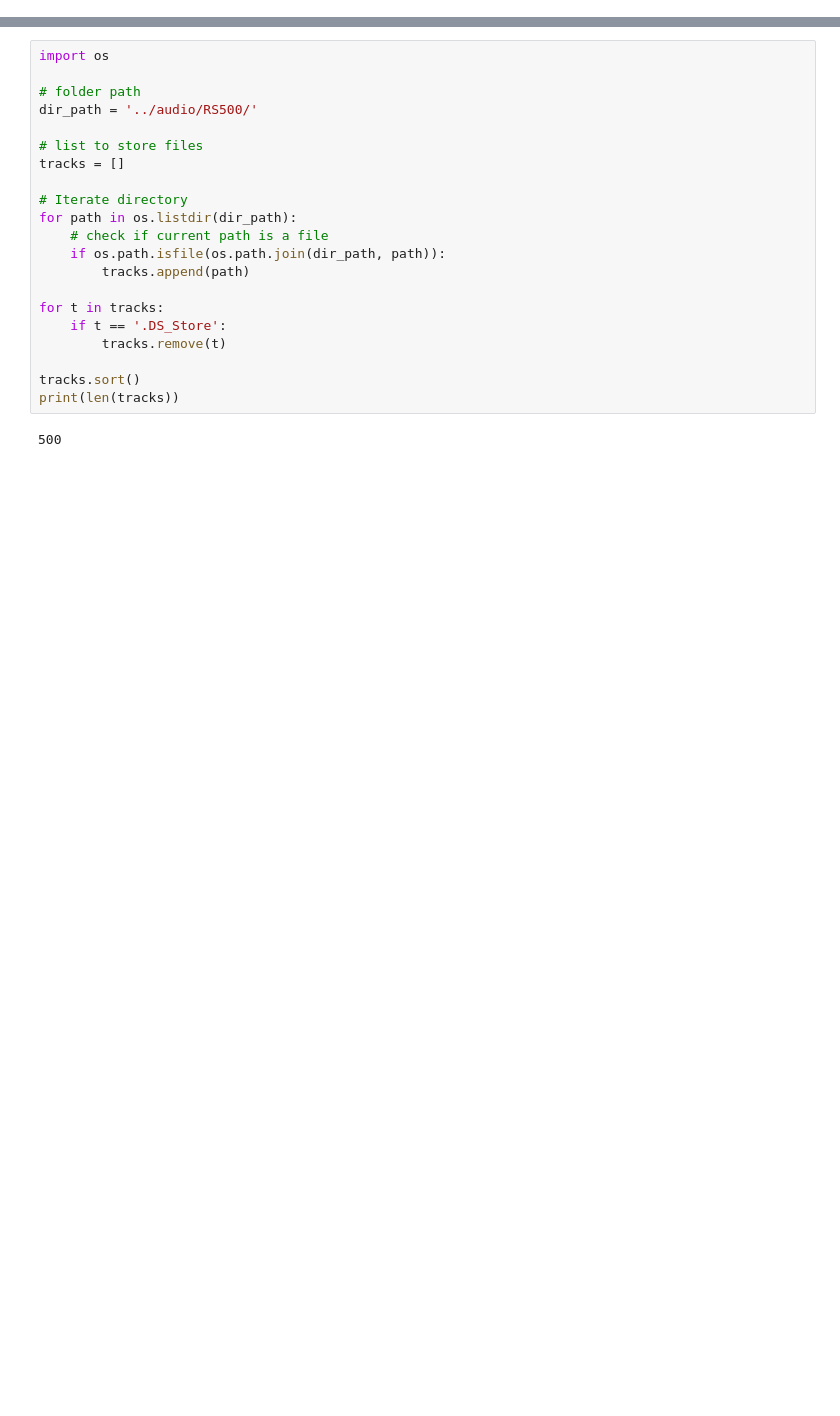
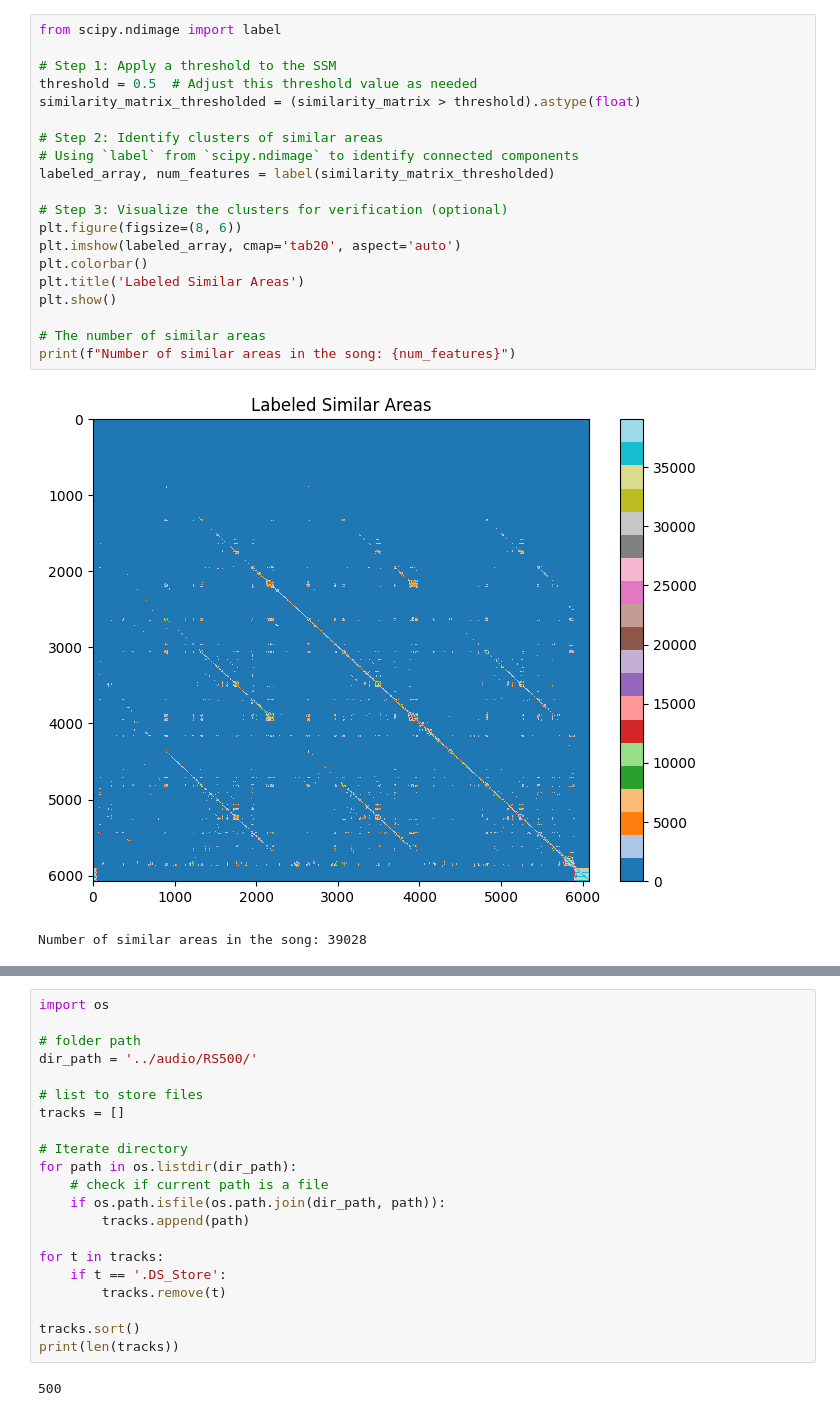
Before and after one commit to Dazzid/Boomy_MIR, a Jupyter notebook: src/MIR_boomy.ipynb, the cells around one changed output, grey strips where cells are left out. Saved outputs shown, nothing was run; the diff lists cells and outputs as text; blank space fills up the shorter version.

```diff
--- a/src/MIR_boomy.ipynb
+++ b/src/MIR_boomy.ipynb
@@ -8,0 +134,23 @@ import tqdm as tqdm
+# %%
+from scipy.ndimage import label
+
+# Step 1: Apply a threshold to the SSM
+threshold = 0.5  # Adjust this threshold value as needed
+similarity_matrix_thresholded = (similarity_matrix > threshold).astype(float)
+
+# Step 2: Identify clusters of similar areas
+# Using `label` from `scipy.ndimage` to identify connected components
+labeled_array, num_features = label(similarity_matrix_thresholded)
+
+# Step 3: Visualize the clusters for verification (optional)
+plt.figure(figsize=(8, 6))
+plt.imshow(labeled_array, cmap='tab20', aspect='auto')
+plt.colorbar()
+plt.title('Labeled Similar Areas')
+plt.show()
+
+# The number of similar areas
+print(f"Number of similar areas in the song: {num_features}")
+# %% [output]
+[figure, added]
+Number of similar areas in the song: 39028
```
Also changed, not shown: parts of 14 cells of this notebook, 1 other file.
